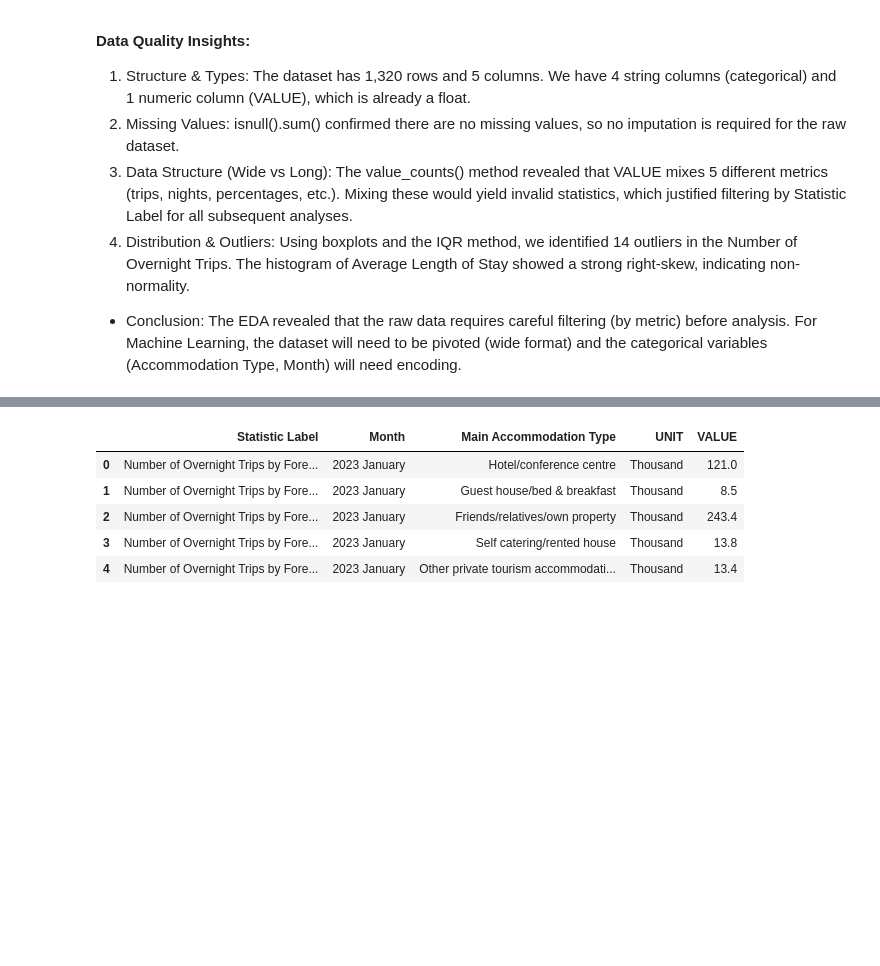
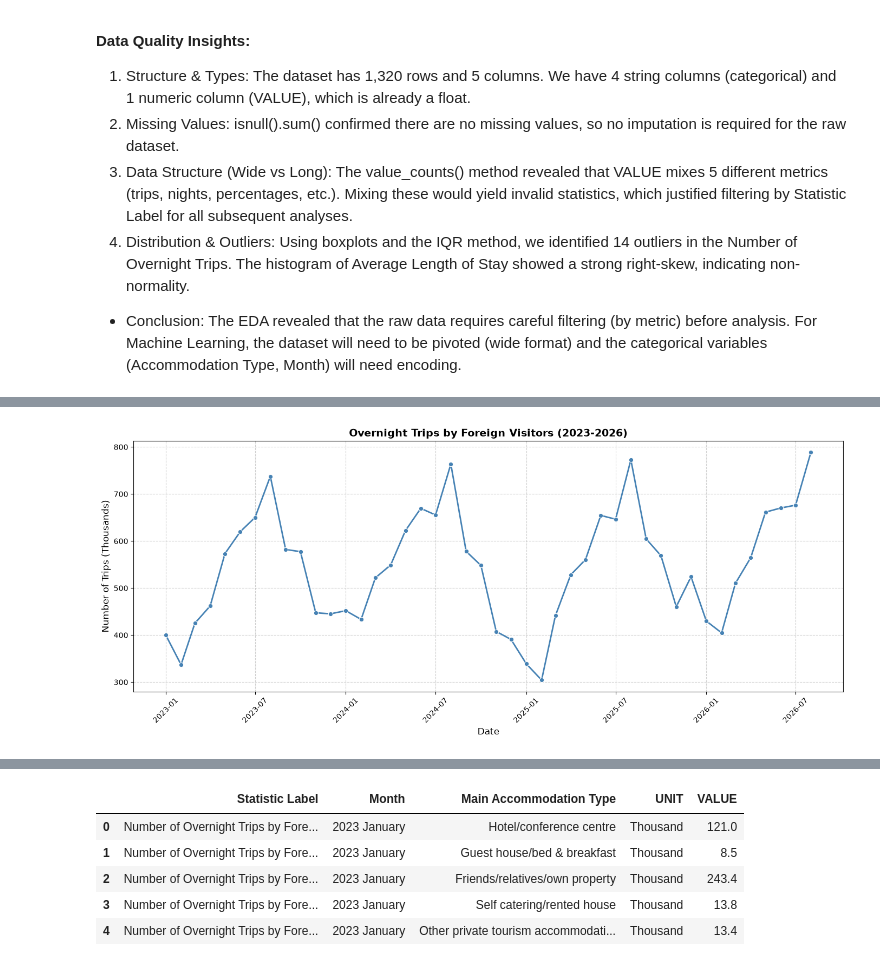
Before and after one commit to 2026628-design/AssignTourism, a Jupyter notebook: TourismDieg.ipynb, the cells around one changed output, grey strips where cells are left out. Cells and saved outputs as stored; diff of their text form; code cells hidden in the pictures; blank space fills up the shorter version.

```diff
--- a/TourismDieg.ipynb
+++ b/TourismDieg.ipynb
@@ -92,0 +170,27 @@ Before applying any statistical models, an Exploratory Data Analysis was conduct
+# %%
+
+
+# Filter the dataset to isolate total overnight trips
+total_trips = tourism[
+    (tourism["Statistic Label"] == "Number of Overnight Trips by Foreign Visitors") &
+    (tourism["Main Accommodation Type"] == "All types of accommodation")
+].copy()
+
+# Convert the 'Month' column to datetime
+total_trips['Date'] = pd.to_datetime(total_trips['Month'], format='%Y %B')
+
+# Generate the time series plot
+plt.figure(figsize=(14, 6))
+sns.lineplot(data=total_trips, x='Date', y='VALUE', marker='o', color='steelblue', linewidth=2)
+
+# Formatting
+plt.title('Overnight Trips by Foreign Visitors (2023-2026)', fontsize=14, fontweight='bold')
+plt.xlabel('Date', fontsize=12)
+plt.ylabel('Number of Trips (Thousands)', fontsize=12)
+plt.xticks(rotation=45)
+plt.grid(True, linestyle='--', alpha=0.6)
+
+plt.tight_layout()
+plt.show()
+# %% [output]
+[figure, added]
```
Also changed, not shown: parts of 41 cells of this notebook.
